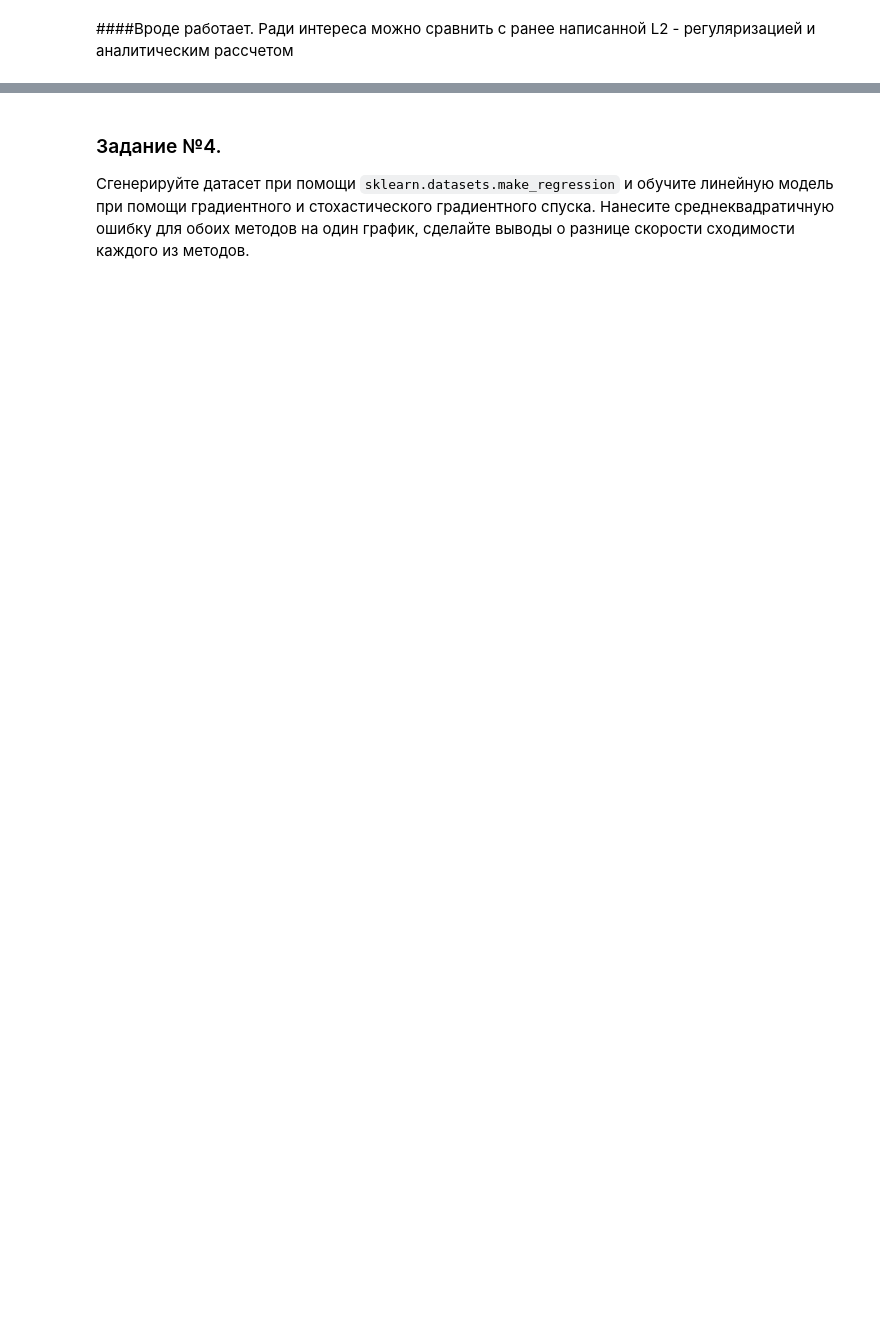
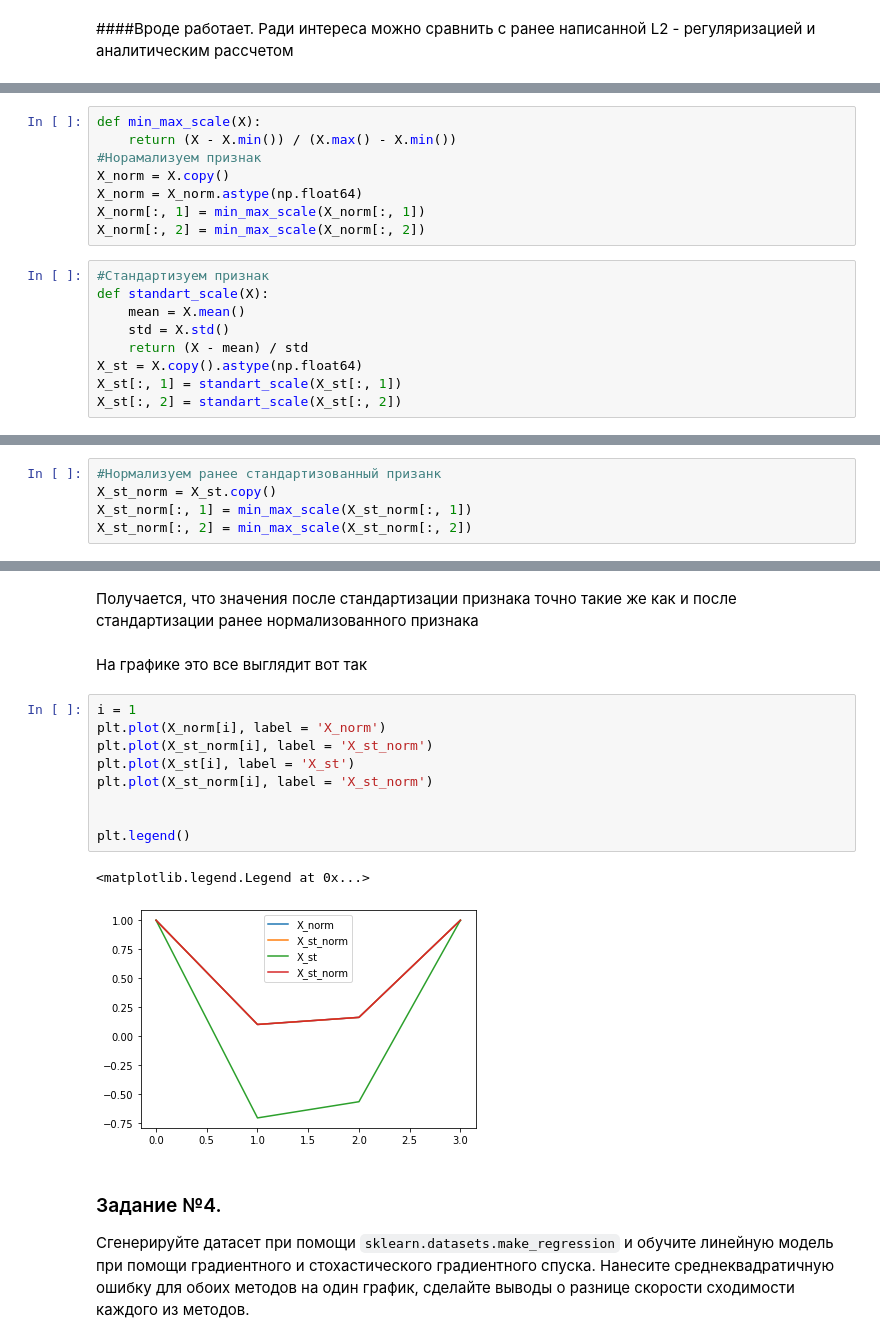
Before and after one commit to vinalyan/diff, a Jupyter notebook: GeekBrains/algorithms/web2/Lesson_2_extended.ipynb, the cells around one changed output, grey strips where cells are left out. Cells and saved outputs as stored; diff of their text form; blank space fills up the shorter version.

```diff
--- a/GeekBrains/algorithms/web2/Lesson_2_extended.ipynb
+++ b/GeekBrains/algorithms/web2/Lesson_2_extended.ipynb
@@ -1311,0 +1315,17 @@ L2: W0=34.784 W1=18.6103 W2=-0.0011 W3=9.387 Ошибка: 25.478
+# %%
+def min_max_scale(X):
+    return (X - X.min()) / (X.max() - X.min())
+#Норамализуем признак
+X_norm = X.copy()
+X_norm = X_norm.astype(np.float64)
+X_norm[:, 1] = min_max_scale(X_norm[:, 1])
+X_norm[:, 2] = min_max_scale(X_norm[:, 2])
+# %%
+#Стандартизуем признак
+def standart_scale(X):
+    mean = X.mean()
+    std = X.std()
+    return (X - mean) / std
+X_st = X.copy().astype(np.float64)
+X_st[:, 1] = standart_scale(X_st[:, 1])
+X_st[:, 2] = standart_scale(X_st[:, 2])
@@ -1311,0 +1337,5 @@ L2: W0=34.784 W1=18.6103 W2=-0.0011 W3=9.387 Ошибка: 25.478
+# %%
+#Нормализуем ранее стандартизованный призанк
+X_st_norm = X_st.copy()
+X_st_norm[:, 1] = min_max_scale(X_st_norm[:, 1])
+X_st_norm[:, 2] = min_max_scale(X_st_norm[:, 2])
@@ -1312,3 +1356,19 @@ L2: W0=34.784 W1=18.6103 W2=-0.0011 W3=9.387 Ошибка: 25.478
+# %% [markdown]
+Получается, что значения после стандартизации признака точно такие же как и после стандартизации ранее нормализованного признака
+# %% [markdown]
+На графике это все выглядит вот так
+# %%
+i = 1
+plt.plot(X_norm[i], label = 'X_norm')
+plt.plot(X_st_norm[i], label = 'X_st_norm')
+plt.plot(X_st[i], label = 'X_st')
+plt.plot(X_st_norm[i], label = 'X_st_norm')
+
+
+plt.legend()
+# %% [output]
+<matplotlib.legend.Legend at 0x...>
+[figure, added]
 # %% [markdown]
 ### Задание №4.
 Сгенерируйте датасет при помощи <code>sklearn.datasets.make_regression</code> и обучите линейную модель при помощи градиентного и стохастического градиентного спуска. Нанесите среднеквадратичную ошибку для обоих методов на один график, сделайте выводы о разнице скорости сходимости каждого из методов.
```
Also changed, not shown: parts of 22 cells of this notebook.
